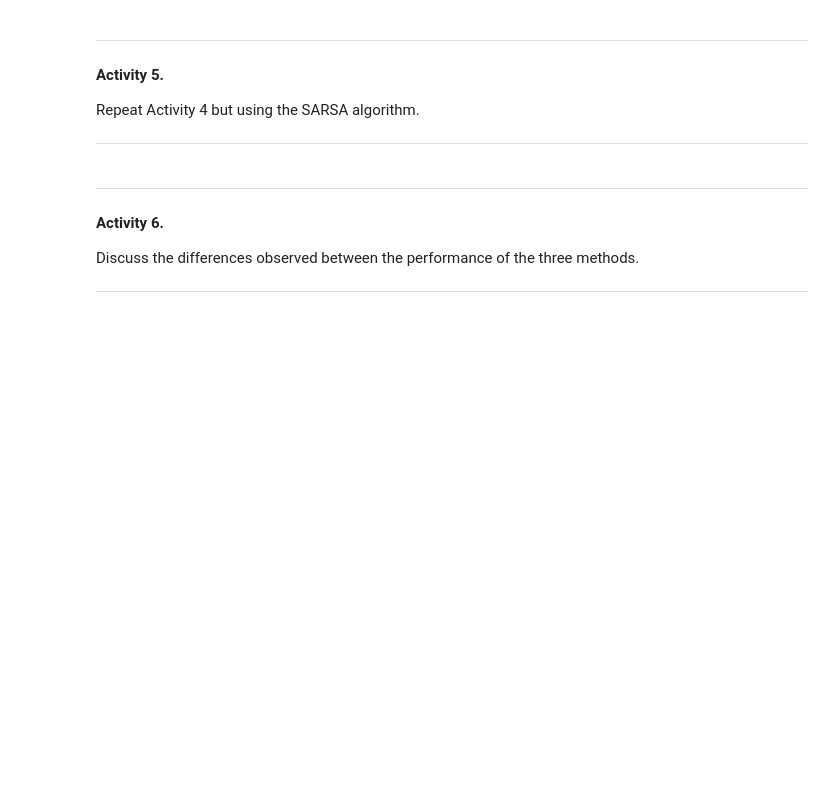
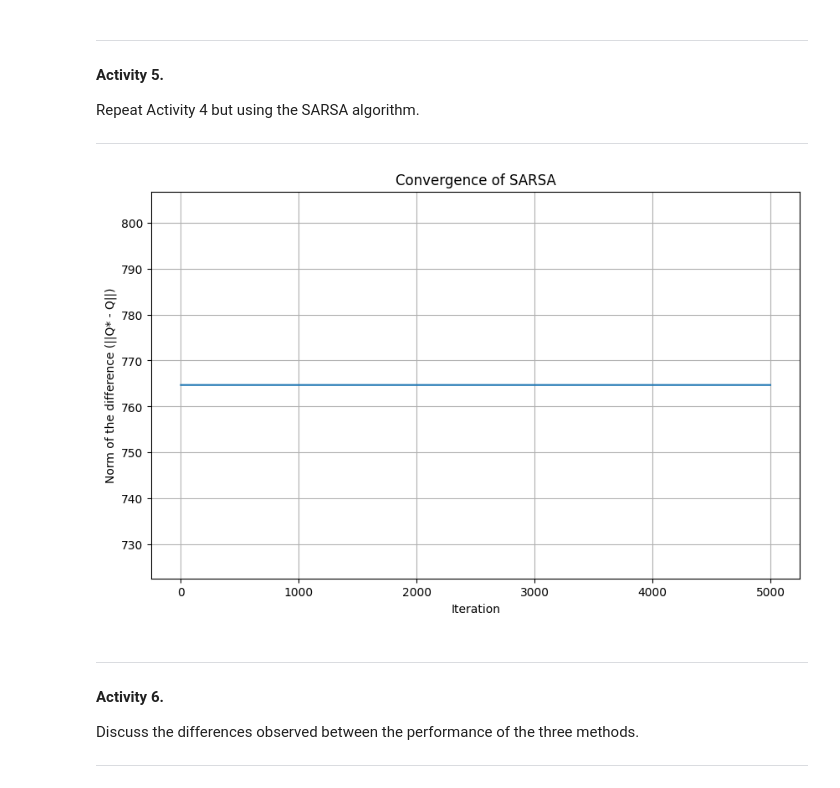
Before and after one commit to yangricardo/INF2070_202502_DEEP_REINFORCEMENT_LEARNING, a Jupyter notebook: labs/2_reinforcement_learning/lab_RL.ipynb, the cells around one changed output. Saved outputs shown, nothing was run; the diff lists cells and outputs as text; code cells hidden in the pictures; blank space fills up the shorter version.

```diff
--- a/labs/2_reinforcement_learning/lab_RL.ipynb
+++ b/labs/2_reinforcement_learning/lab_RL.ipynb
@@ -429,6 +416,70 @@ plt.grid(True)
 Repeat Activity 4 but using the SARSA algorithm.
 
 ---
+# %%
+import numpy as np
+import matplotlib.pyplot as plt
+
+def sarsa(Q_star_optimal, P_true, R_true, actions, states, goal_state=13, alpha=0.3, gamma=0.99, epsilon=0.1, num_iterations=5000):
+    """
+    Executa o algoritmo SARSA.
+
+    Retorna:
+        Q (np.array): A Q-function aprendida.
+        norms (list): A lista da norma da diferença ||Q* - Q|| a cada iteração.
+    """
+    num_actions = len(actions)
+    num_states = len(states)
+
+    # Inicializa a Q-function com zeros
+    Q = np.zeros((num_states, num_actions))
+
+    # Lista para armazenar a norma do erro
+    norms = []
+
+    # Estado inicial aleatório
+    state = np.random.randint(num_states)
+
+    # Escolhe a primeira ação usando a política ε-greedy
+    action = egreedy(Q, state, eps=epsilon)
+
+    for t in range(num_iterations):
+        # Simula a interação com o ambiente
+        next_state = np.random.choice(num_states, p=P_true[action][state, :])
+        reward = R_true[state, action]
+
+        # Escolhe a próxima ação para o próximo estado
+        next_action = egreedy(Q, next_state, eps=epsilon)
+
+        # Atualiza a Q-function usando a regra do SARSA
+        Q[state, action] = Q[state, action] + alpha * (reward + gamma * Q[next_state, next_action] - Q[state, action])
+
+        # Calcula e armazena a norma do erro ||Q* - Q||
+        norm = np.linalg.norm(Q_star_optimal - Q)
+        norms.append(norm)
+
+        # Atualiza o estado e a ação
+        state = next_state
+        action = next_action
+
+        # Se atingir o estado objetivo, reseta para um estado aleatório
+        if state == goal_state:
+            state = np.random.randint(num_states)
+            action = egreedy(Q, state, eps=epsilon)
+
+    plt.figure(figsize=(10, 6))
+    plt.plot(norms)
+    plt.xlabel('Iteration')
+    plt.ylabel('Norm of the difference (||Q* - Q||)')
+    plt.title('Convergence of SARSA')
+    plt.grid(True)
+    plt.show()
+    return Q, norms
+
+# Executando o SARSA e plotando os resultados
+Q_sarsa, norms_sarsa = sarsa(Q_star_optimal=Q_star_vi, P_true=P, R_true=Rw, actions=A, states=S, alpha=0.3, num_iterations=5000)
+# %% [output]
+[figure, added]
 # %% [markdown]
 ---
 
```
Also changed, not shown: parts of 11 cells of this notebook.
